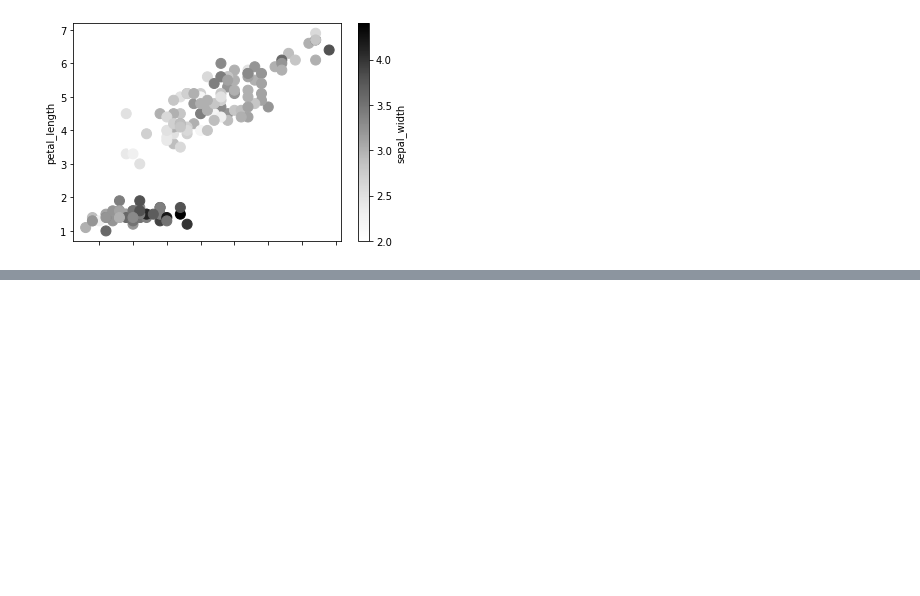
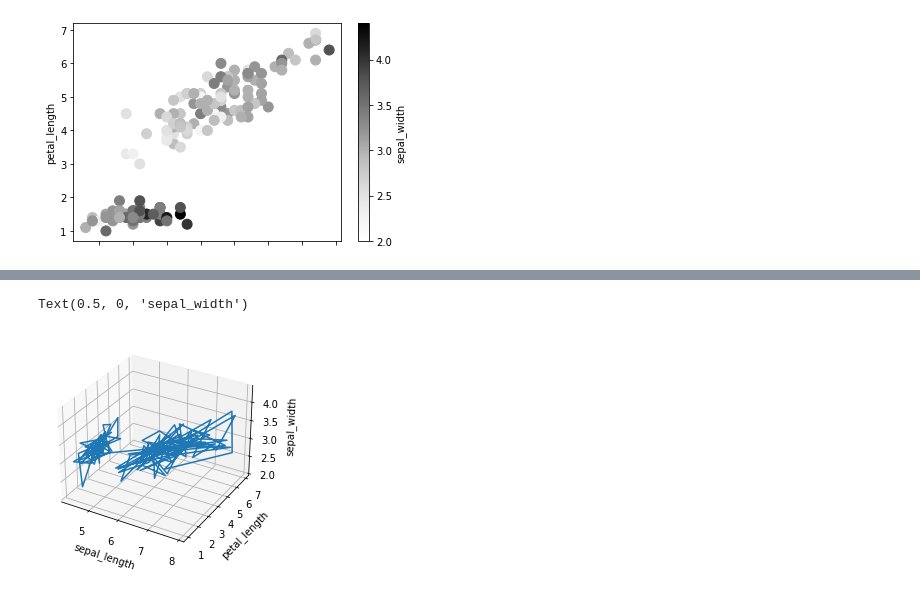
Before and after one commit to pranshuchaurasia/data-science-bootcamp, a Jupyter notebook: python-advanced/data visualization class 2.ipynb, the cells around one changed output, grey strips where cells are left out. Drawn from its saved outputs; the diff is of its cells as text; code cells hidden in the pictures; blank space fills up the shorter version.

```diff
--- a/python-advanced/data visualization class 2.ipynb
+++ b/python-advanced/data visualization class 2.ipynb
@@ -120,0 +124,9 @@ ax.plot3D(x,y,z)
+# %%
+ax=plt.axes(projection='3d')
+ax.plot3D(df['sepal_length'],df['petal_length'],df['sepal_width'])
+ax.set_xlabel('sepal_length')
+ax.set_ylabel('petal_length')
+ax.set_zlabel('sepal_width')
+# %% [output]
+Text(0.5, 0, 'sepal_width')
+[figure, added]
```
Also changed, not shown: parts of 29 cells of this notebook.
